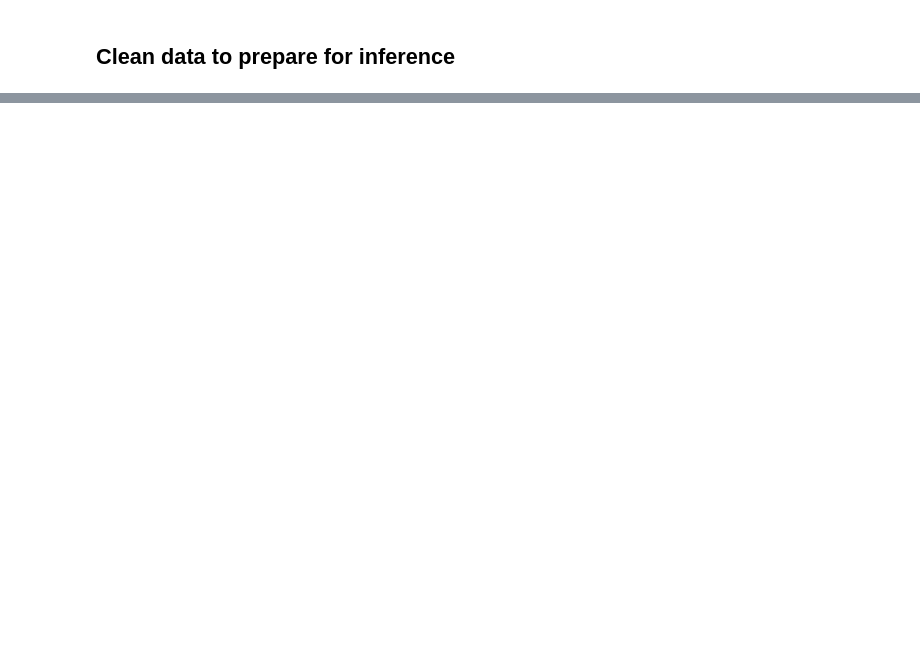
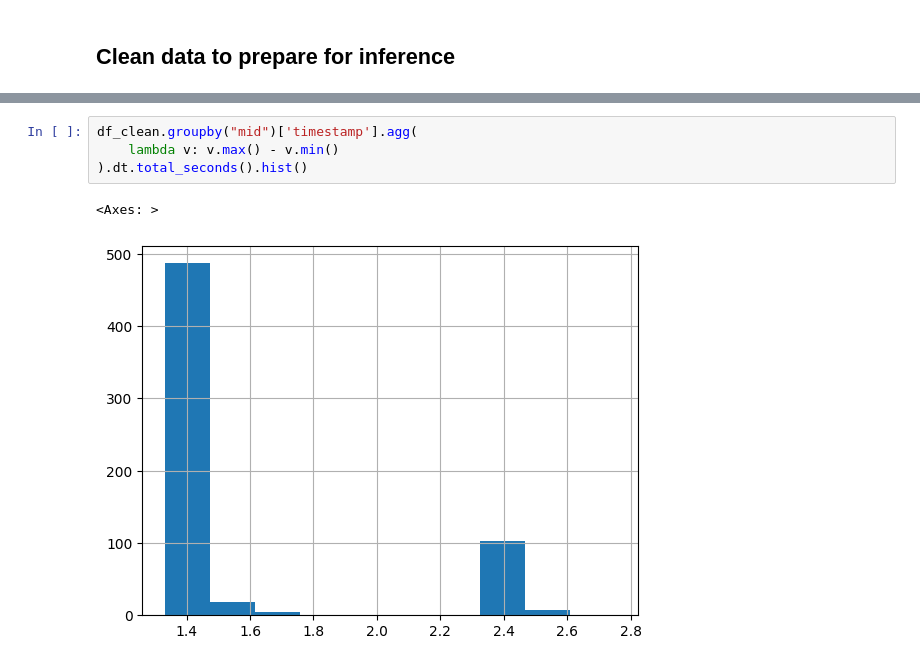
Before and after one commit to kevinzluo/where-my-wifi, a Jupyter notebook: code/data cleaning.ipynb, the cells around one changed output, grey strips where cells are left out. Drawn from its saved outputs; the diff is of its cells as text; blank space fills up the shorter version.

```diff
--- a/code/data cleaning.ipynb
+++ b/code/data cleaning.ipynb
@@ -344,0 +407,7 @@ display(df_clean.head(12))
+# %%
+df_clean.groupby("mid")['timestamp'].agg(
+    lambda v: v.max() - v.min()
+).dt.total_seconds().hist()
+# %% [output]
+<Axes: >
+[figure, added]
```
Also changed, not shown: parts of 34 cells of this notebook, 5 other files.
